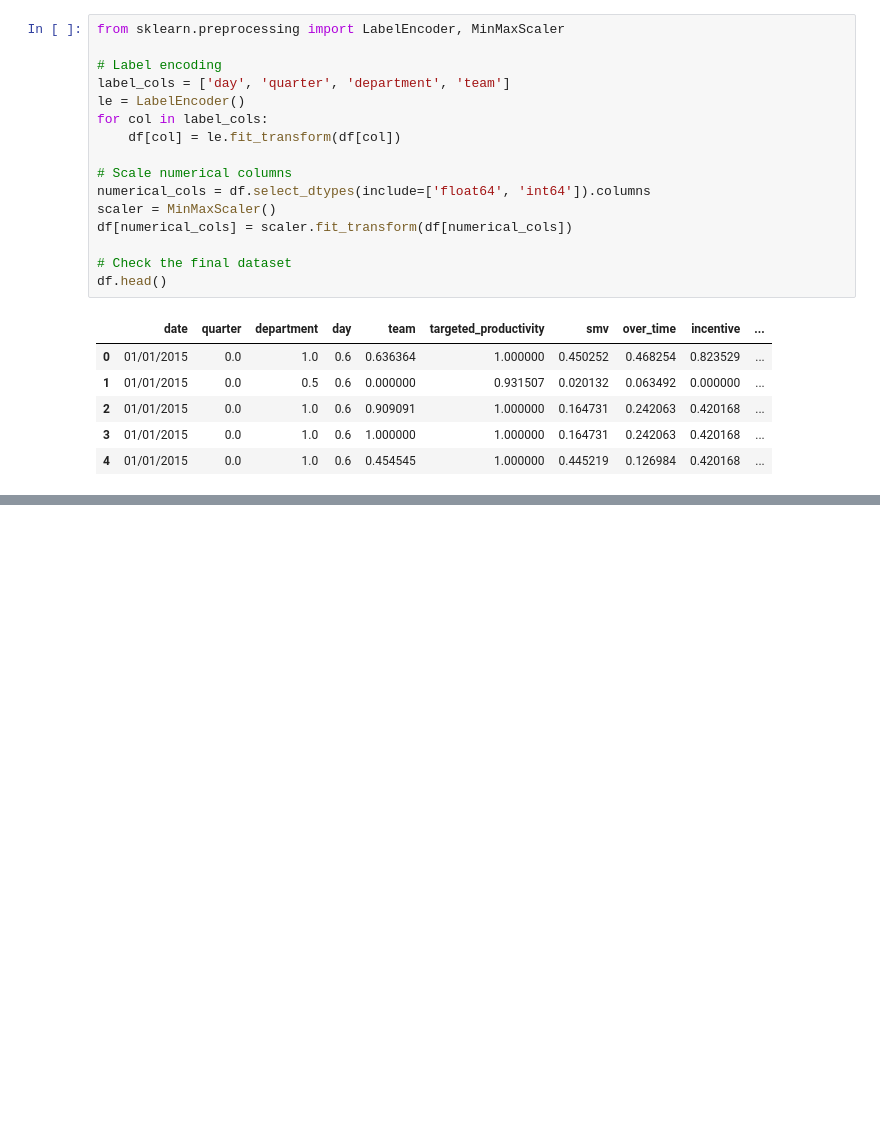
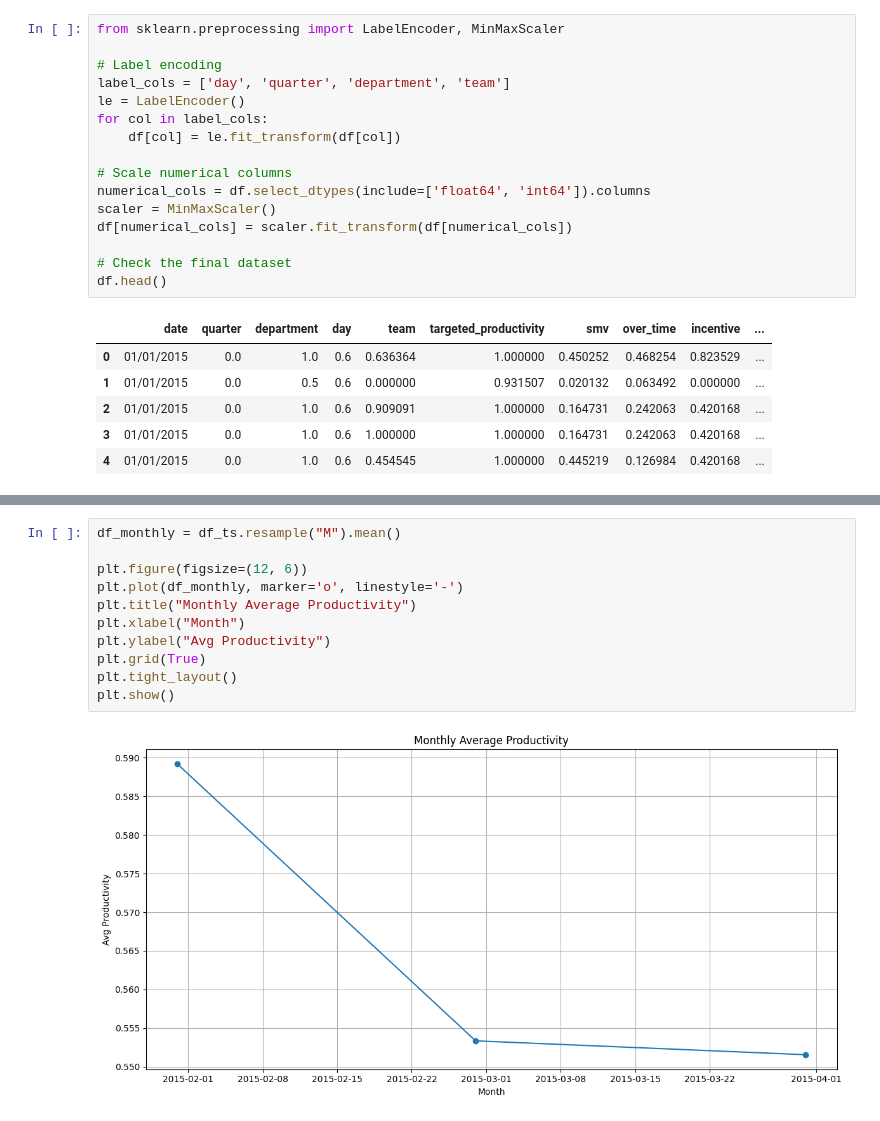
Before and after one commit to isarmadsultan/DAV-project, a Jupyter notebook: project.ipynb, the cells around one changed output, grey strips where cells are left out. Saved outputs shown, nothing was run; the diff lists cells and outputs as text; blank space fills up the shorter version.

```diff
--- a/project.ipynb
+++ b/project.ipynb
@@ -217,0 +263,13 @@ df.head()
+# %%
+df_monthly = df_ts.resample("M").mean()
+
+plt.figure(figsize=(12, 6))
+plt.plot(df_monthly, marker='o', linestyle='-')
+plt.title("Monthly Average Productivity")
+plt.xlabel("Month")
+plt.ylabel("Avg Productivity")
+plt.grid(True)
+plt.tight_layout()
+plt.show()
+# %% [output]
+[figure, added]
```
Also changed, not shown: parts of 13 cells of this notebook, 4 other files.
